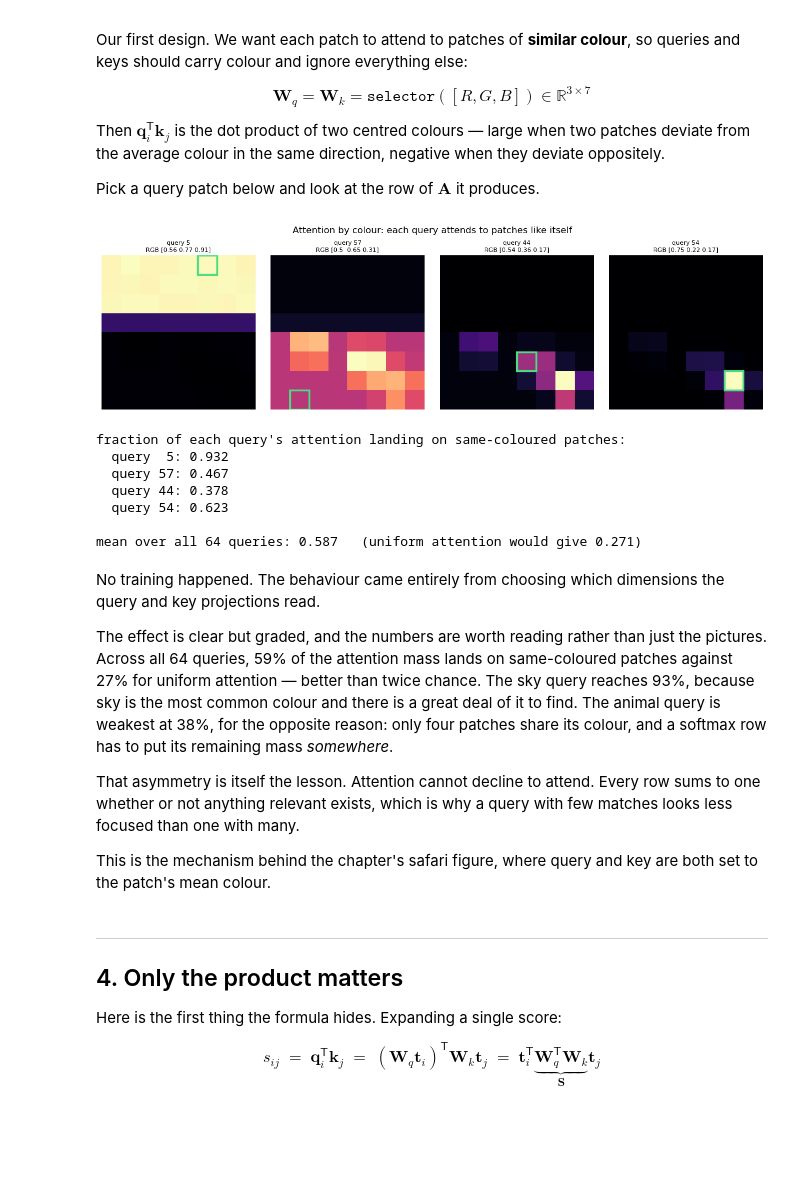
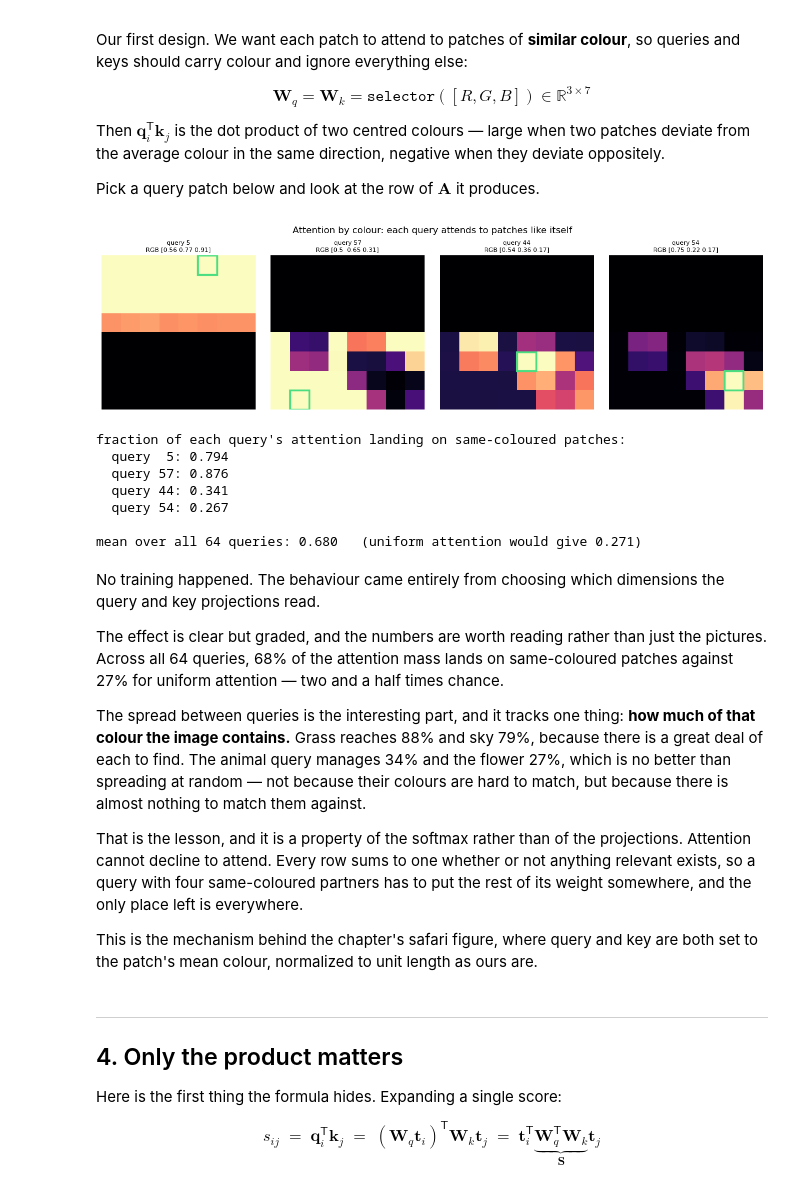
Before and after one commit to RibeiroResearch/neural-nets-tutorials, a Jupyter notebook: attention_by_hand.ipynb, the cells around one changed output. Cells and saved outputs as stored; diff of their text form; code cells hidden in the pictures; blank space fills up the shorter version.

```diff
--- a/attention_by_hand.ipynb
+++ b/attention_by_hand.ipynb
@@ -108,7 +93,8 @@ def tokenize(img):
     """One token per patch: mean colour, position, squared radius, constant."""
     patches = img.reshape(GRID, PATCH, GRID, PATCH, 3).mean(axis=(1, 3))   # (GRID, GRID, 3)
     colour = patches.reshape(N, 3)
-    colour = colour - colour.mean(0)                     # centre, so "similar" means similar deviation
+    colour = colour - colour.mean(0)                     # centre on the image's average colour
+    colour /= np.maximum(np.linalg.norm(colour, axis=1, keepdims=True), 1e-8)   # unit length
 
     gy, gx = np.mgrid[0:GRID, 0:GRID]
     x = (gx.reshape(N) / (GRID - 1)) * 2 - 1             # [-1, 1]
@@ -224,66 +210,72 @@ Pick a query patch below and look at the row of $\mathbf{A}$ it produces.
 W_colour = selector(["R", "G", "B"])
 W_value = selector(["R", "G", "B"])
 
-out_colour, A_colour = attention(T, W_colour, W_colour, W_value, scale=0.05)
+out_colour, A_colour = attention(T, W_colour, W_colour, W_value, scale=0.1)
 
 
 def show_attention(A, queries, title, rows=1):
     """Plot the attention row of each chosen query, laid back onto the patch grid."""
     fig, axes = plt.subplots(rows, len(queries) // rows + (len(queries) % rows > 0),
                              figsize=(3.1 * (len(queries) // rows + (len(queries) % rows > 0)), 3.4 * rows))
     for ax, q in zip(np.atleast_1d(axes).ravel(), queries):
         ax.imshow(A[q].reshape(GRID, GRID), cmap="magma", vmin=0)
         gy, gx = divmod(q, GRID)
         ax.add_patch(plt.Rectangle((gx - 0.5, gy - 0.5), 1, 1, fill=False, ec="#4ade80", lw=2.5))
         colour = patch_rgb[q]
         ax.set_title(f"query {q}\nRGB {np.round(colour, 2)}", fontsize=8)
         ax.axis("off")
     fig.suptitle(title, y=1.02)
     plt.tight_layout(); plt.show()
 
 
 show_attention(A_colour, DEMO_QUERIES,
                "Attention by colour: each query attends to patches like itself")
 
 # Check the claim rather than trusting the picture: for each query, how much of
 # its attention lands on patches whose colour is close to its own?
 def attention_on_similar(A, tol=0.12):
     colour_distance = np.linalg.norm(patch_rgb[:, None, :] - patch_rgb[None, :, :], axis=-1)
     similar = colour_distance < tol
     return (A * similar).sum(axis=1)
 
 share = attention_on_similar(A_colour)
 print(f"fraction of each query's attention landing on same-coloured patches:")
 for q in DEMO_QUERIES:
     print(f"  query {q:2d}: {share[q]:.3f}")
 print(f"\nmean over all {N} queries: {share.mean():.3f}   (uniform attention would give {np.mean([(np.linalg.norm(patch_rgb - patch_rgb[i], axis=-1) < 0.12).mean() for i in range(N)]):.3f})")
 # %% [output]
-[figure, old version]
+[figure, new version]
 fraction of each query's attention landing on same-coloured patches:
-  query  5: 0.932
-  query 57: 0.467
-  query 44: 0.378
-  query 54: 0.623
+  query  5: 0.794
+  query 57: 0.876
+  query 44: 0.341
+  query 54: 0.267
 
-mean over all 64 queries: 0.587   (uniform attention would give 0.271)
+mean over all 64 queries: 0.680   (uniform attention would give 0.271)
 # %% [markdown]
 No training happened. The behaviour came entirely from choosing which
 dimensions the query and key projections read.
 
 The effect is clear but graded, and the numbers are worth reading rather than
-just the pictures. Across all 64 queries, 59% of the attention mass lands on
-same-coloured patches against 27% for uniform attention — better than twice
-chance. The sky query reaches 93%, because sky is the most common colour and
-there is a great deal of it to find. The animal query is weakest at 38%, for
-the opposite reason: only four patches share its colour, and a softmax row has
-to put its remaining mass *somewhere*.
+just the pictures. Across all 64 queries, 68% of the attention mass lands on
+same-coloured patches against 27% for uniform attention — two and a half times
+chance.
 
-That asymmetry is itself the lesson. Attention cannot decline to attend. Every
-row sums to one whether or not anything relevant exists, which is why a query
-with few matches looks less focused than one with many.
+The spread between queries is the interesting part, and it tracks one thing:
+**how much of that colour the image contains.** Grass reaches 88% and sky 79%,
+because there is a great deal of each to find. The animal query manages 34% and
+the flower 27%, which is no better than spreading at random — not because their
+colours are hard to match, but because there is almost nothing to match them
+against.
+
+That is the lesson, and it is a property of the softmax rather than of the
+projections. Attention cannot decline to attend. Every row sums to one whether
+or not anything relevant exists, so a query with four same-coloured partners
+has to put the rest of its weight somewhere, and the only place left is
+everywhere.
 
 This is the mechanism behind the chapter's safari figure, where query and key
-are both set to the patch's mean colour.
+are both set to the patch's mean colour, normalized to unit length as ours are.
 # %% [markdown]
 ---
 ## 4. Only the product matters
```
Also changed, not shown: parts of 7 cells of this notebook, 1 other file.
